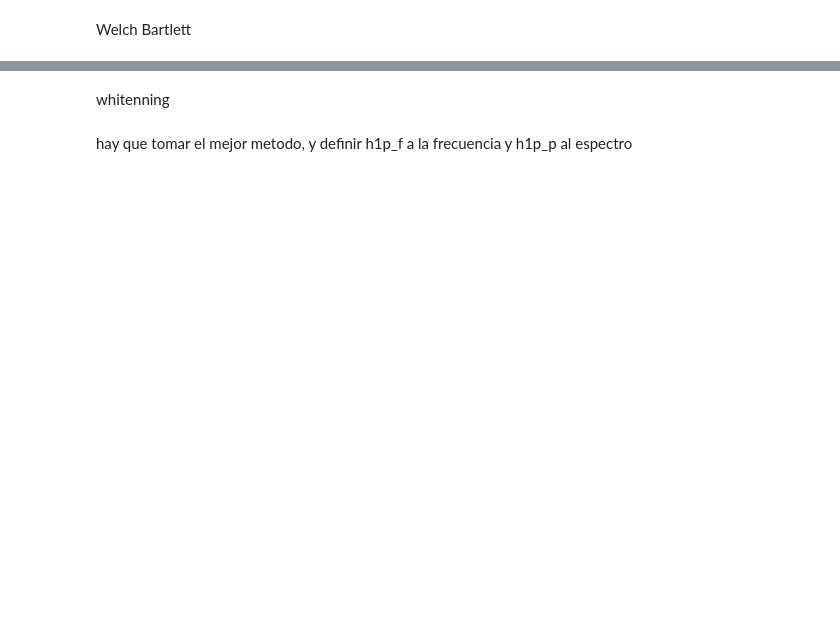
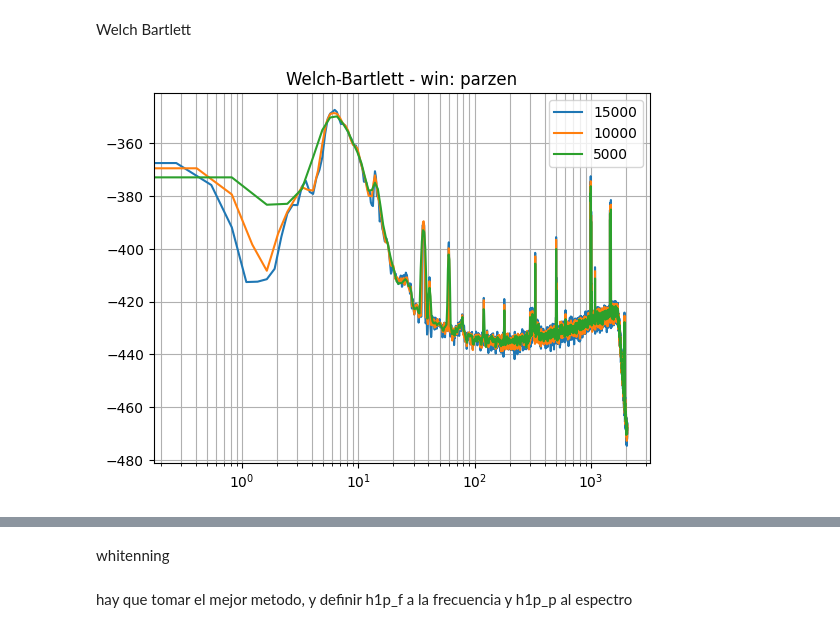
Before and after one commit to JBatRey/Procesamiento-Adaptativo-de-Se-ales-Aleatorias, a Jupyter notebook: TP1.ipynb, the cells around one changed output, grey strips where cells are left out. Cells and saved outputs as stored; diff of their text form; code cells hidden in the pictures; blank space fills up the shorter version.

```diff
--- a/TP1.ipynb
+++ b/TP1.ipynb
@@ -199,31 +247,30 @@ def welch_bartlett(signal, w, segment_size, overlap = 0):
 # %%
 w = 'parzen'
 L = 15000
-Rx_pa = welch_bartlett(h1_ruido, w, L, overlap=0.25)
-#plt.plot(np.array(range(len(Rx_pa)))/len(Rx_pa),20*np.log10(Rx_pa), label = L)
+Rx_pa = welch_bartlett(h1_ruido, w, L, overlap=0.5)
+x_ax = np.linspace(0,0.5, len(Rx_pa)) * h1_fs
+plt.plot(x_ax, 10*np.log10(Rx_pa), label = L)
 plt.title('Welch-Bartlett - win: ' + w)
-#plt.grid()
-#plt.xscale("log")
+
+
+w = 'parzen'
+L = 10000
+Rx_pa = welch_bartlett(h1_ruido, w, L, overlap=0.5)
+x_ax = np.linspace(0,0.5, len(Rx_pa)) * h1_fs
+plt.plot(x_ax, 10*np.log10(Rx_pa), label = L)
+
 
 w = 'parzen'
 L = 5000
-Rx_pa = welch_bartlett(h1_ruido, w, L, overlap=0.25)
-x_ax = np.linspace(0,0.5, len(Rx_pa)) * h1_fs
-plt.plot(x_ax, 10*np.log10(Rx_pa), label = L)
-#plt.title('Welch-Bartlett - win: ' + w)
-#plt.grid()
-#plt.xscale("log")
-
-w = 'parzen'
-L = 10000
-Rx_pa = welch_bartlett(h1_ruido, w, L, overlap=0.25)
+Rx_pa = welch_bartlett(h1_ruido, w, L, overlap=0.5)
 x_ax = np.linspace(0,0.5, len(Rx_pa)) * h1_fs
 
 plt.plot(x_ax, 10*np.log10(Rx_pa), label = L)
-#plt.title('Welch-Bartlett - win: ' + w)
-plt.grid()
+
 plt.xscale("log")
-
+plt.grid(True, which="both")
 plt.legend()
 plt.show()
+# %% [output]
+[figure, added]
 # %%
```
Also changed, not shown: parts of 32 cells of this notebook, 6 other files.
